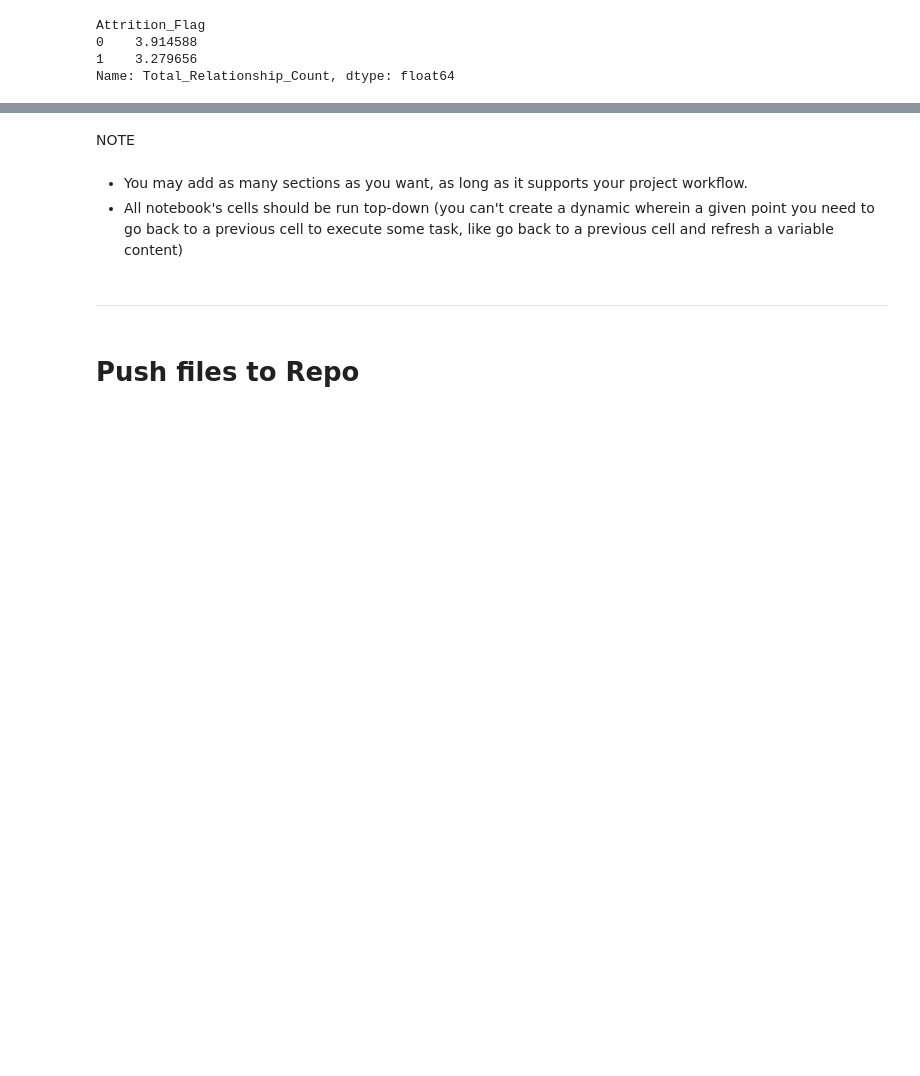
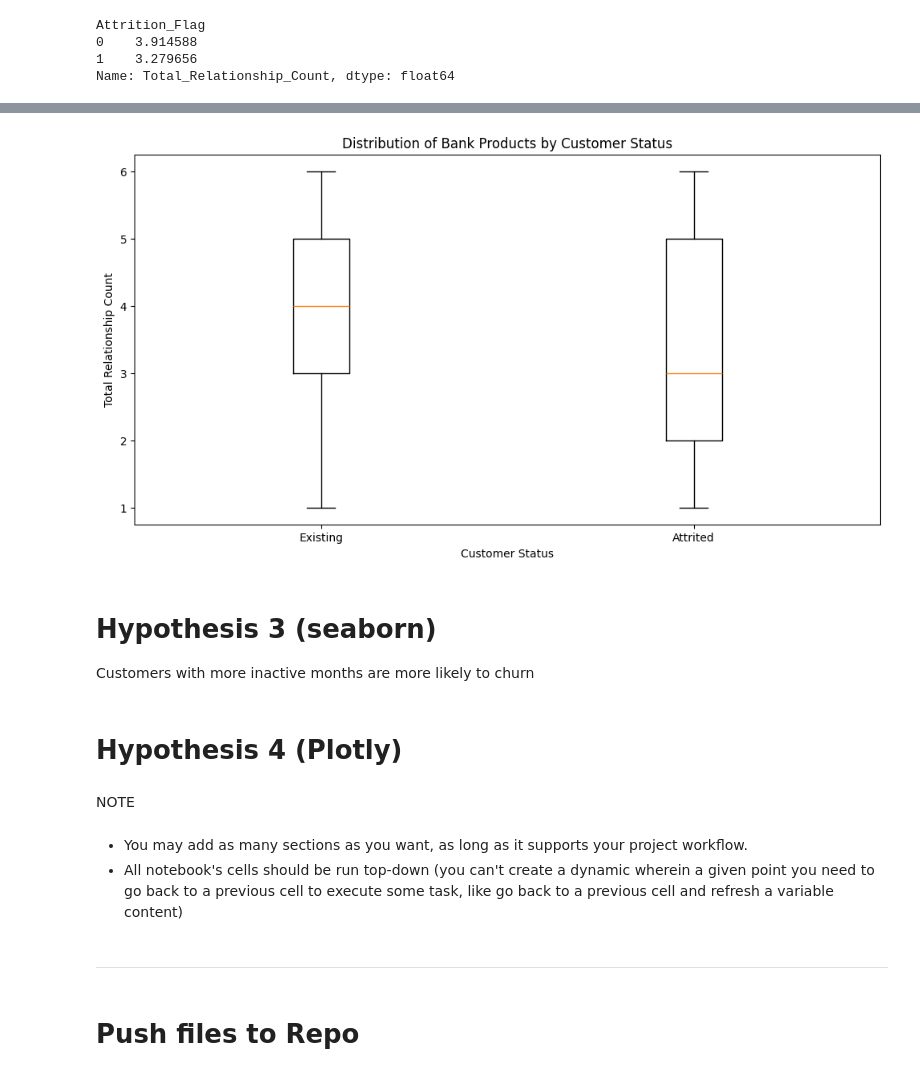
Before and after one commit to navmann99/credit_card_analysis, a Jupyter notebook: jupyter_notebooks/Data_Visualisations.ipynb, the cells around one changed output, grey strips where cells are left out. Drawn from its saved outputs; the diff is of its cells as text; code cells hidden in the pictures; blank space fills up the shorter version.

```diff
--- a/jupyter_notebooks/Data_Visualisations.ipynb
+++ b/jupyter_notebooks/Data_Visualisations.ipynb
@@ -138,3 +135,26 @@ plt.legend(title='Gender', loc='upper right', frameon=True)
+# %%
+plt.figure(figsize=(12,6))
+existing = df_clean[df_clean['Attrition_Flag'] == 0]['Total_Relationship_Count']
+attrited = df_clean[df_clean['Attrition_Flag'] == 1]['Total_Relationship_Count']
+
+plt.boxplot(
+    [existing, attrited],
+    labels=['Existing', 'Attrited']
+)
+
+plt.title('Distribution of Bank Products by Customer Status')
+plt.xlabel('Customer Status')
+plt.ylabel('Total Relationship Count')
+
+plt.show()
+# %% [output]
+[figure, added]
+# %% [markdown]
+# Hypothesis 3 (seaborn)
+
+Customers with more inactive months are more likely to churn
+# %% [markdown]
+# Hypothesis 4 (Plotly)
 # %% [markdown]
 NOTE
 # %% [markdown]
```
Also changed, not shown: parts of 6 cells of this notebook, 2 other files.
